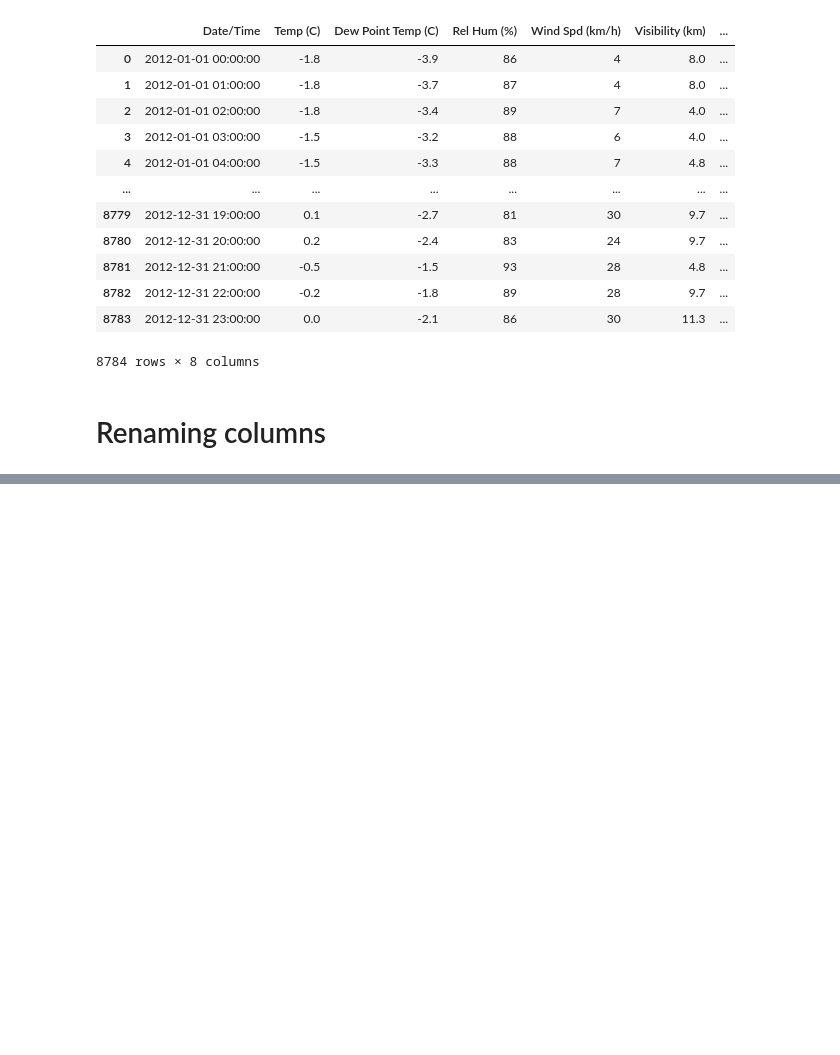
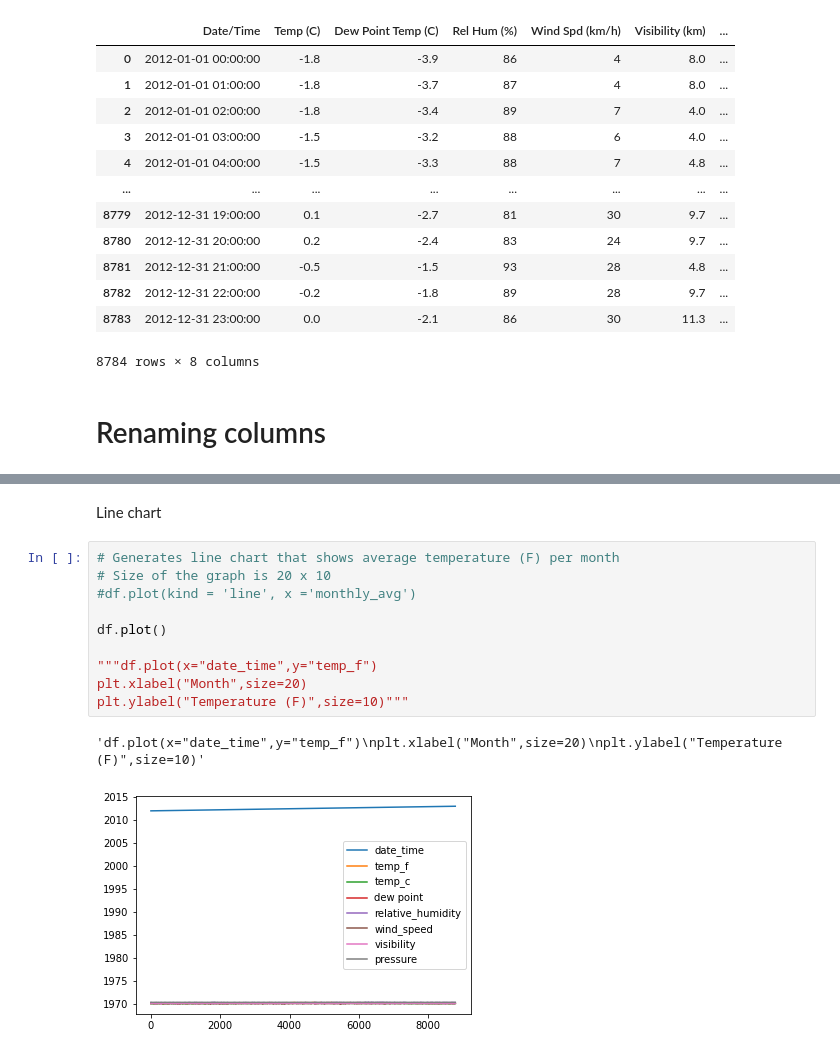
Before and after one commit to a-winders/MLA_ATW, a Jupyter notebook: MLA1_ATW.ipynb, the cells around one changed output, grey strips where cells are left out. Cells and saved outputs as stored; diff of their text form; blank space fills up the shorter version.

```diff
--- a/MLA1_ATW.ipynb
+++ b/MLA1_ATW.ipynb
@@ -123,0 +264,15 @@ df
+# %% [markdown]
+Line chart
+# %%
+# Generates line chart that shows average temperature (F) per month
+# Size of the graph is 20 x 10
+#df.plot(kind = 'line', x ='monthly_avg')
+
+df.plot()
+
+"""df.plot(x="date_time",y="temp_f")
+plt.xlabel("Month",size=20)
+plt.ylabel("Temperature (F)",size=10)"""
+# %% [output]
+'df.plot(x="date_time",y="temp_f")\nplt.xlabel("Month",size=20)\nplt.ylabel("Temperature (F)",size=10)'
+[figure, added]
```
Also changed, not shown: parts of 23 cells of this notebook.
